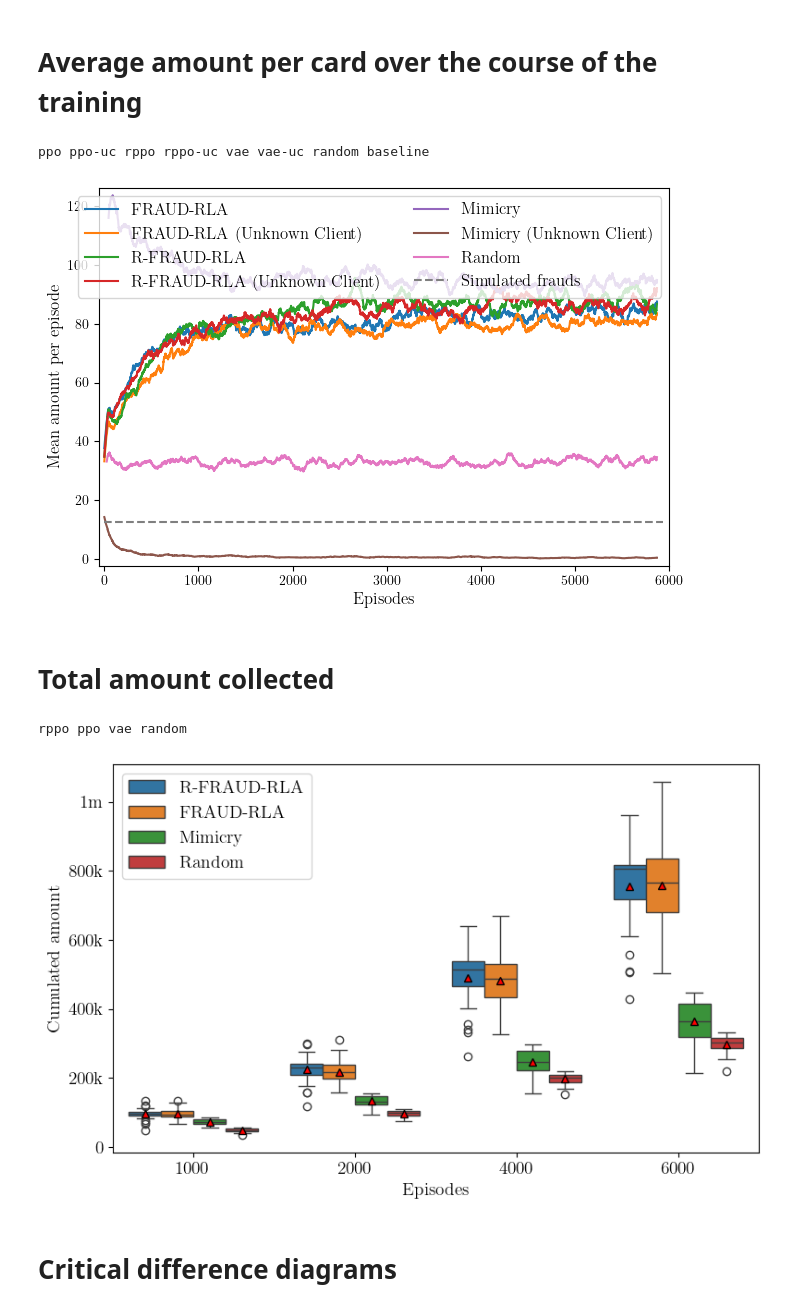
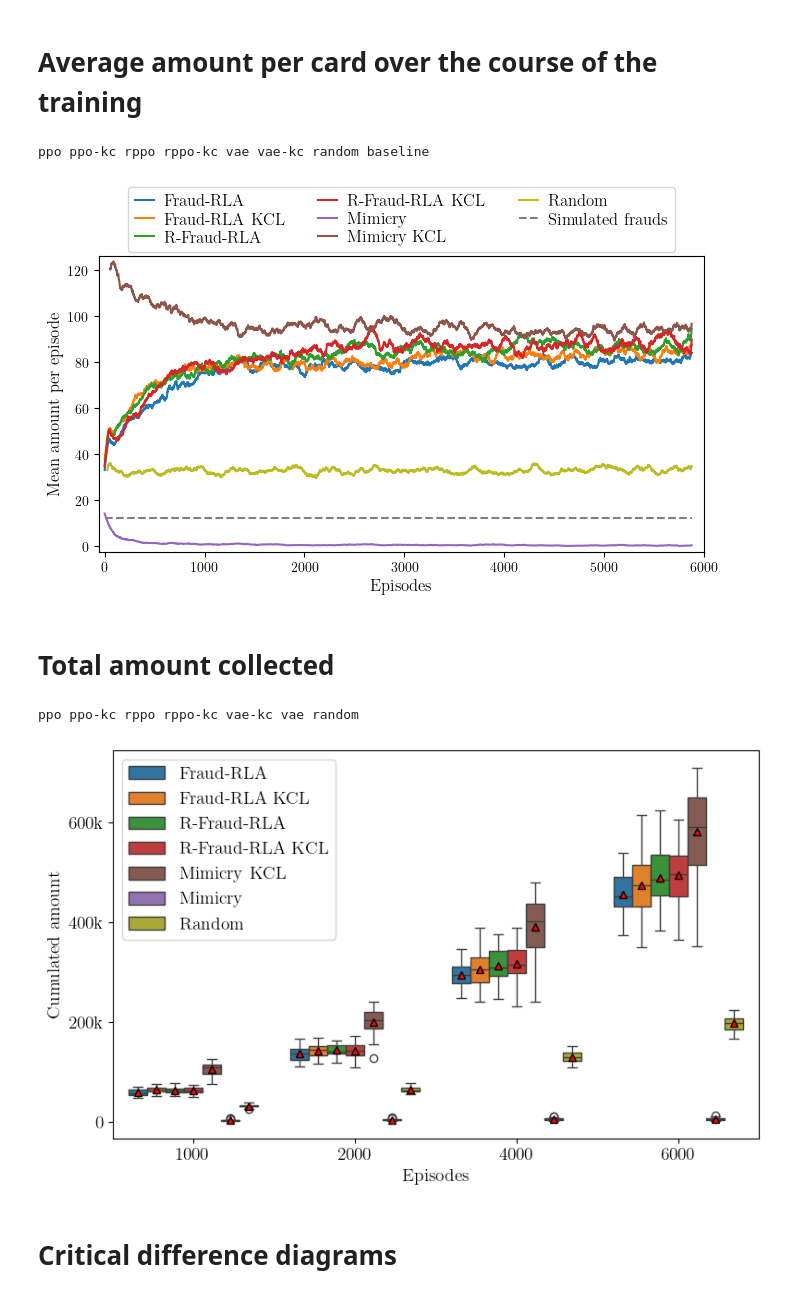
Before and after one commit to FaramirHurin/RL_Attack_September24, a Jupyter notebook: agents-comparison.ipynb, the cells around one changed output. Drawn from its saved outputs; the diff is of its cells as text; code cells hidden in the pictures.

```diff
--- a/agents-comparison.ipynb
+++ b/agents-comparison.ipynb
@@ -24,12 +24,12 @@ anomaly = True
 modification = False
 retrain = False
 LEGEND = {
-    "ppo": "FRAUD-RLA",
-    "ppo-uc": "FRAUD-RLA (Unknown Client)",
-    "rppo": "R-FRAUD-RLA",
-    "rppo-uc": "R-FRAUD-RLA (Unknown Client)",
+    "ppo": "Fraud-RLA",
+    "ppo-kc": "Fraud-RLA KCL",
+    "rppo": "R-Fraud-RLA",
+    "rppo-kc": "R-Fraud-RLA KCL",
     "vae": "Mimicry",
-    "vae-uc": "Mimicry (Unknown Client)",
+    "vae-kc": "Mimicry KCL",
     "expired": "Customer",
     "baseline": "Simulated frauds",
     "random": "Random",
@@ -41,12 +41,16 @@ mod_str = "-retrain-30d" if retrain else ""
 
 experiments = {algo: Experiment.load(os.path.join("logs", f"{algo}-{a_str}-{m_str}{mod_str}")) for algo in ("rppo", "ppo", "vae", "random")}
 for algo in ("ppo", "rppo", "vae"):
-    directory = os.path.join("logs", f"{algo}-{a_str}-{m_str}{mod_str}-unknown-client")
+    directory = os.path.join("logs", f"{algo}-{a_str}-{m_str}{mod_str}-known-client")
     try:
-        experiments[f"{algo}-uc"] = Experiment.load(directory)
+        experiments[f"{algo}-kc"] = Experiment.load(directory)
     except FileNotFoundError:
         print(f"Experiment {directory} not found, skipping.")
 
+COLOURS = {}
+for i, label in enumerate(LEGEND.keys()):
+    COLOURS[label] = f"C{i}"
+    COLOURS[LEGEND[label]] = f"C{i}"
 
 def moving_average(data: np.ndarray, window_size: int):
     """Compute the moving average of a 1D array."""
@@ -62,37 +66,53 @@ a_1_m_0_r_0
 # %%
 import matplotlib.pyplot as plt
 
 
 plt.figure(figsize=(7, 4.5))
-for i, label in enumerate(("ppo", "ppo-uc", "rppo", "rppo-uc", "vae", "vae-uc", "random", "baseline")):
+for i, label in enumerate(("ppo", "ppo-kc", "rppo", "rppo-kc", "vae", "vae-kc", "random", "baseline")):
     print(label, end=" ")
     if label == "baseline":
-        plt.axhline(y=12.4, xmin=0.01, xmax=0.99, color=f"C{i}", linestyle="--", linewidth=1.5, label="Simulated frauds")
+        if anomaly:
+            if modification:
+                y = 13.92
+            else:
+                y = 12.4
+        else:
+            raise NotImplementedError()
+        plt.axhline(y=y, xmin=0.01, xmax=5875/6000, color=COLOURS[label], linestyle="--", linewidth=1.5, label="Simulated frauds")
         continue
     exp = experiments[label]
     if exp.n_runs == 0:
         continue
     mean, _ = exp.mean_std_amounts_over_time
     mean = moving_average(mean, 100)
-    if label == "vae":
-        mean[:45] = np.nan
+    if label == "vae-kc":
+        mean[:55] = np.nan
     elif label == "random":
         mean[:25] = np.nan
-    mean[-30:] = np.nan
-    plt.plot(mean, label=LEGEND[label], color=f"C{i}")
+    mean[-25:] = np.nan
+    plt.plot(mean, label=LEGEND[label], color=COLOURS[label])
 
 
-plt.legend(fontsize=12, ncols=2)
+plt.legend(
+    fontsize=12,
+    ncols=3,
+    bbox_to_anchor=(0.5, 1.26),
+    loc="upper center",
+    handlelength=1.15,
+    #columnspacing=1,
+    handletextpad=0.6,
+    labelspacing=0.2,
+)
 plt.margins(x=0.01, y=0.02)
 plt.xticks([0, 1000, 2000, 3000, 4000, 5000, 6000])
 plt.xlabel("Episodes", fontsize=12)
 plt.ylabel("Mean amount per episode", fontsize=12)
 plt.tight_layout()
 plt.savefig(f"results/amount-over-time_{prename}.pdf")
 plt.show()
 # %% [output]
-ppo ppo-uc rppo rppo-uc vae vae-uc random baseline
+ppo ppo-kc rppo rppo-kc vae vae-kc random baseline
-[figure, old version]
+[figure, new version]
 # %% [markdown]
 # Total amount collected
 # %%
@@ -109,7 +129,16 @@ all_values = {
     "Value": [],
 }
 
-for label, exp in experiments.items():
+for label in (
+    "ppo",
+    "ppo-kc",
+    "rppo",
+    "rppo-kc",
+    "vae-kc",
+    "vae",
+    "random",
+):
+    exp = experiments[label]
     print(label, end=" ")
     amounts = exp.amounts_over_time  # shape: (n_runs, n_episodes)
     for episodes in [1000, 2000, 4000, 6000]:
@@ -132,14 +161,15 @@ sns.boxplot(
     showmeans=True,
     showfliers=True,
     meanprops={"markerfacecolor": "red", "markeredgecolor": "k"},
+    palette=COLOURS
 )
 # plt.title("Distribution of cumulated amount by algorithm at various training stages")
 plt.ylabel("Cumulated amount", fontsize=14)
 plt.xlabel("Episodes", fontsize=14)
 plt.xticks(fontsize=14)
 plt.yticks(
-    ticks=[0, 200_000, 400_000, 600_000, 800_000, 1_000_000],
-    labels=["0", r"200k", r"400k", r"600k", r"800k", r"1m"],
+    ticks=[0, 200_000, 400_000, 600_000],
+    labels=["0", r"200k", r"400k", r"600k"],
     fontsize=14
 )
 plt.legend(fontsize=14)
@@ -147,8 +177,8 @@ plt.tight_layout()
 plt.savefig(f"results/cumulated_amount_boxplots_{prename}.pdf")
 plt.show()
 # %% [output]
-rppo ppo vae random
+ppo ppo-kc rppo rppo-kc vae-kc vae random
-[figure, old version]
+[figure, new version]
 # %% [markdown]
 # Critical difference diagrams
 # %%
```
Also changed, not shown: parts of 10 cells of this notebook, 1 other file.
